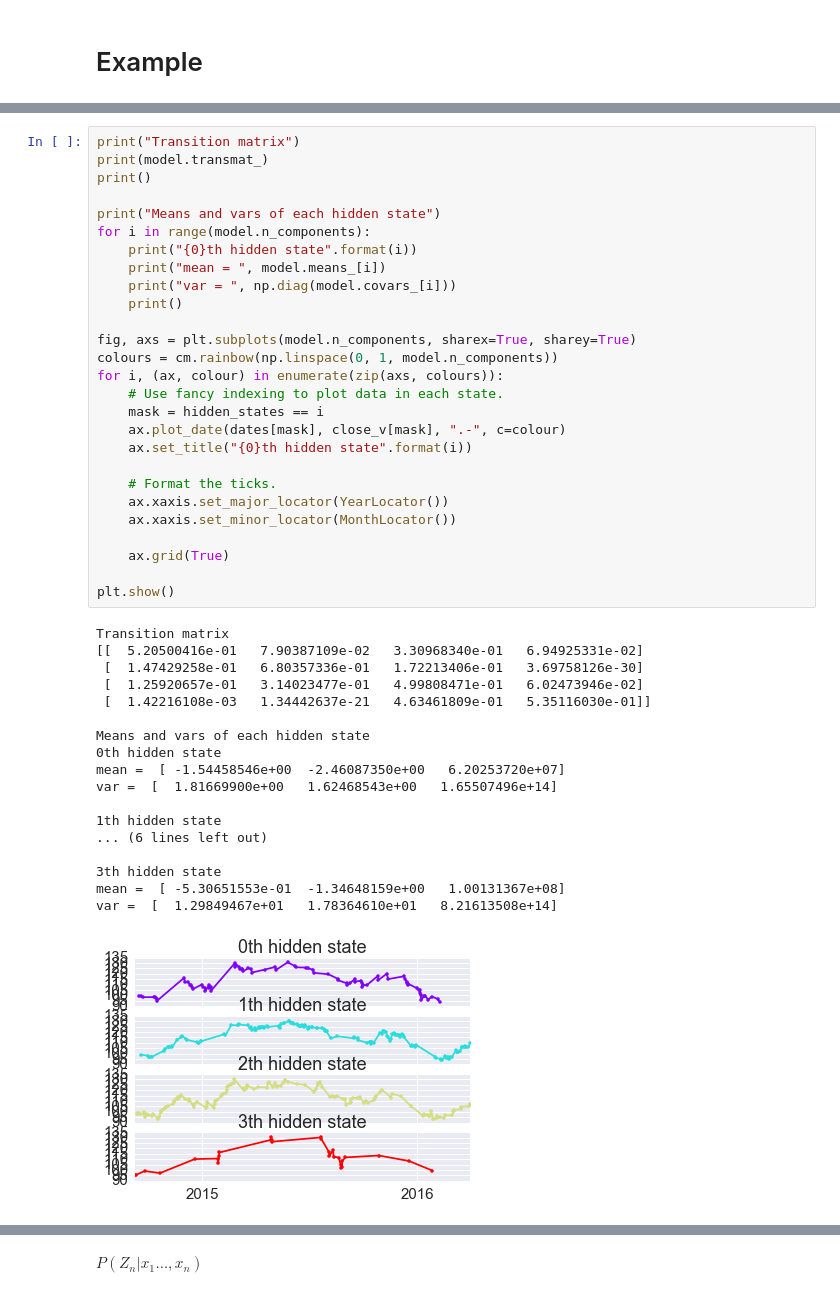
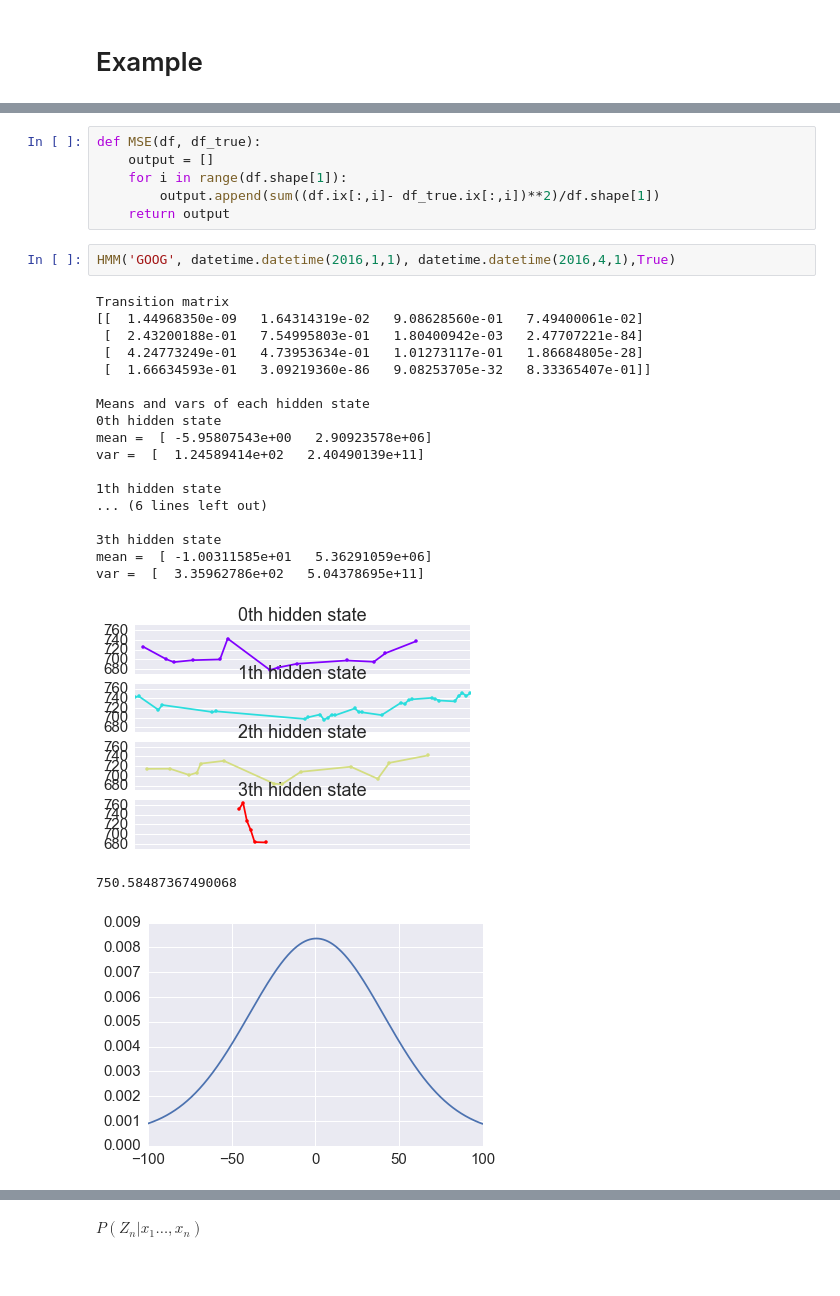
Before and after one commit to yulinlei/Stock-Market-Prediction, a Jupyter notebook: HMM.ipynb, the cells around one changed output, grey strips where cells are left out. Drawn from its saved outputs; the diff is of its cells as text.

```diff
--- a/HMM.ipynb
+++ b/HMM.ipynb
@@ -68,46 +103,29 @@ hidden_states = model.predict(X)
-# %%
-print("Transition matrix")
-print(model.transmat_)
-print()
-
-print("Means and vars of each hidden state")
-for i in range(model.n_components):
-    print("{0}th hidden state".format(i))
-    print("mean = ", model.means_[i])
-    print("var = ", np.diag(model.covars_[i]))
-    print()
-
-fig, axs = plt.subplots(model.n_components, sharex=True, sharey=True)
-colours = cm.rainbow(np.linspace(0, 1, model.n_components))
-for i, (ax, colour) in enumerate(zip(axs, colours)):
-    # Use fancy indexing to plot data in each state.
-    mask = hidden_states == i
-    ax.plot_date(dates[mask], close_v[mask], ".-", c=colour)
-    ax.set_title("{0}th hidden state".format(i))
-
-    # Format the ticks.
-    ax.xaxis.set_major_locator(YearLocator())
-    ax.xaxis.set_minor_locator(MonthLocator())
-
-    ax.grid(True)
-
-plt.show()
-# %% [output]
-Transition matrix
-[[  5.20500416e-01   7.90387109e-02   3.30968340e-01   6.94925331e-02]
- [  1.47429258e-01   6.80357336e-01   1.72213406e-01   3.69758126e-30]
- [  1.25920657e-01   3.14023477e-01   4.99808471e-01   6.02473946e-02]
- [  1.42216108e-03   1.34442637e-21   4.63461809e-01   5.35116030e-01]]
-
-Means and vars of each hidden state
-0th hidden state
-mean =  [ -1.54458546e+00  -2.46087350e+00   6.20253720e+07]
-var =  [  1.81669900e+00   1.62468543e+00   1.65507496e+14]
-
-1th hidden state
-... (6 lines left out)
-
-3th hidden state
-mean =  [ -5.30651553e-01  -1.34648159e+00   1.00131367e+08]
-var =  [  1.29849467e+01   1.78364610e+01   8.21613508e+14]
-[figure, removed]
+# %%
+def MSE(df, df_true):
+    output = []
+    for i in range(df.shape[1]):
+        output.append(sum((df.ix[:,i]- df_true.ix[:,i])**2)/df.shape[1])
+    return output
+# %%
+HMM('GOOG', datetime.datetime(2016,1,1), datetime.datetime(2016,4,1),True)
+# %% [output]
+Transition matrix
+[[  1.44968350e-09   1.64314319e-02   9.08628560e-01   7.49400061e-02]
+ [  2.43200188e-01   7.54995803e-01   1.80400942e-03   2.47707221e-84]
+ [  4.24773249e-01   4.73953634e-01   1.01273117e-01   1.86684805e-28]
+ [  1.66634593e-01   3.09219360e-86   9.08253705e-32   8.33365407e-01]]
+
+Means and vars of each hidden state
+0th hidden state
+mean =  [ -5.95807543e+00   2.90923578e+06]
+var =  [  1.24589414e+02   2.40490139e+11]
+
+1th hidden state
+... (6 lines left out)
+
+3th hidden state
+mean =  [ -1.00311585e+01   5.36291059e+06]
+var =  [  3.35962786e+02   5.04378695e+11]
+[figure, added]
+750.58487367490068
+[figure, added]
```
Also changed, not shown: parts of 22 cells of this notebook.
